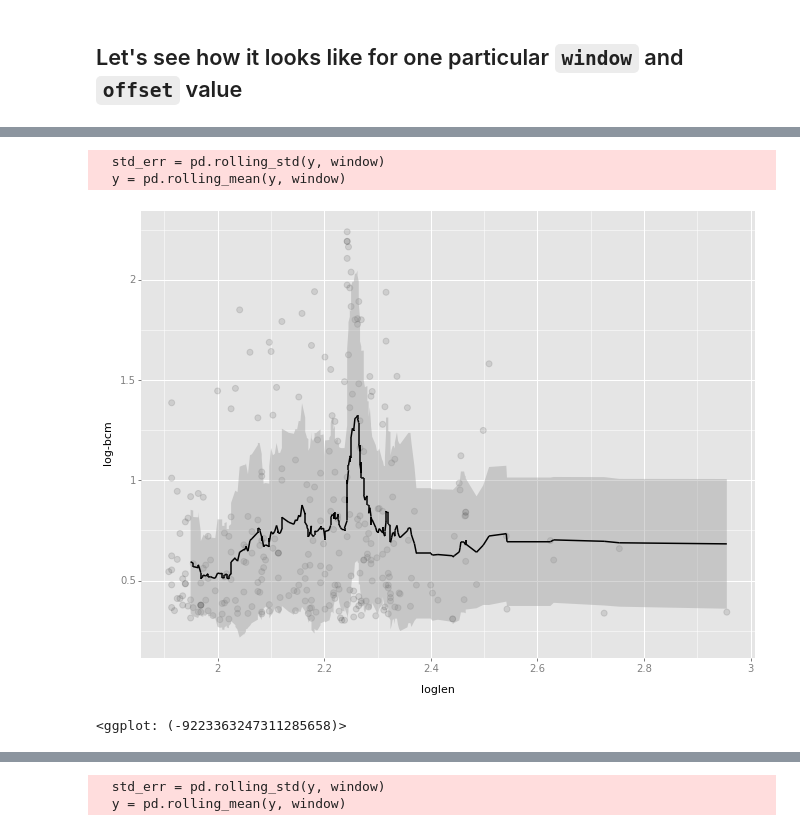
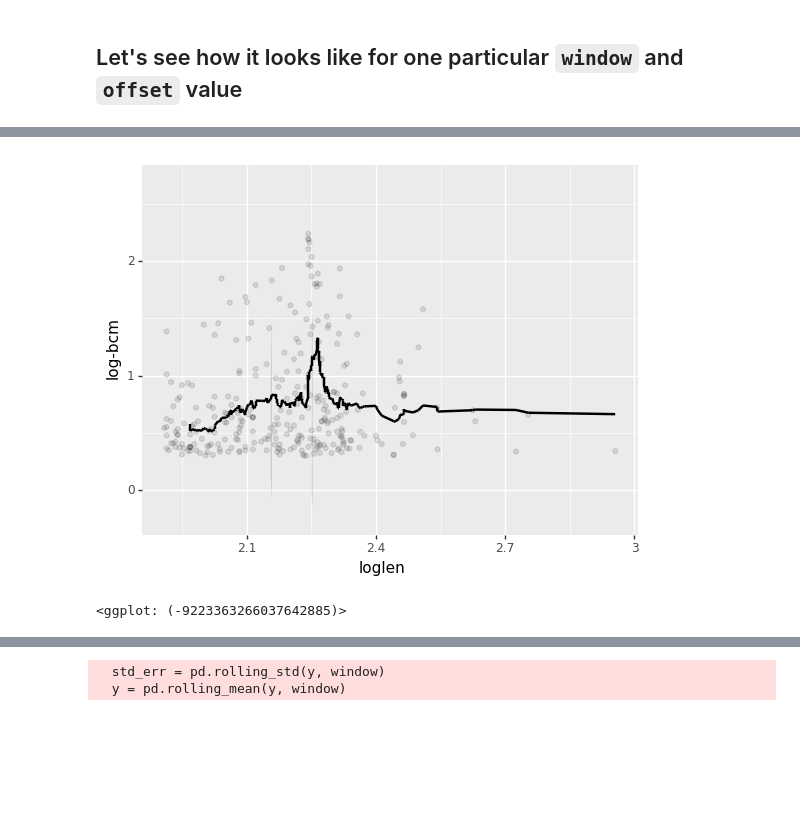
Before and after one commit to NudlerLab/biodata, a Jupyter notebook: sessions/ggplot.ipynb, the cells around one changed output, grey strips where cells are left out. Saved outputs shown, nothing was run; the diff lists cells and outputs as text; code cells hidden in the pictures; blank space fills up the shorter version.

```diff
--- a/sessions/ggplot.ipynb
+++ b/sessions/ggplot.ipynb
@@ -81,13 +84,11 @@ print(p)
 # %%
 p = ggplot(d, aes(x='loglen', y='log-bcm')) \
         + geom_point(alpha=0.1) \
-        + geom_smooth(method='ma', window=25)
+        + geom_smooth(method='mavg')
 print(p)
 # %% [output]
+[figure, new version]
-  std_err = pd.rolling_std(y, window)
-  y = pd.rolling_mean(y, window)
+<ggplot: (-9223363266037642885)>
-[figure, old version]
-<ggplot: (-9223363247311285658)>
 # %%
 p = ggplot(d, aes(x='loglen', y='log+bcm')) \
         + geom_point(alpha=0.1) \
```
Also changed, not shown: parts of 4 cells of this notebook, 1 other file.
